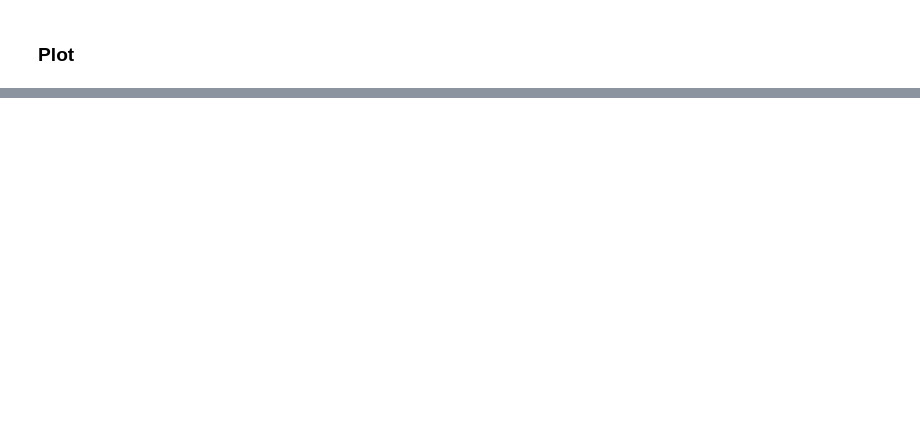
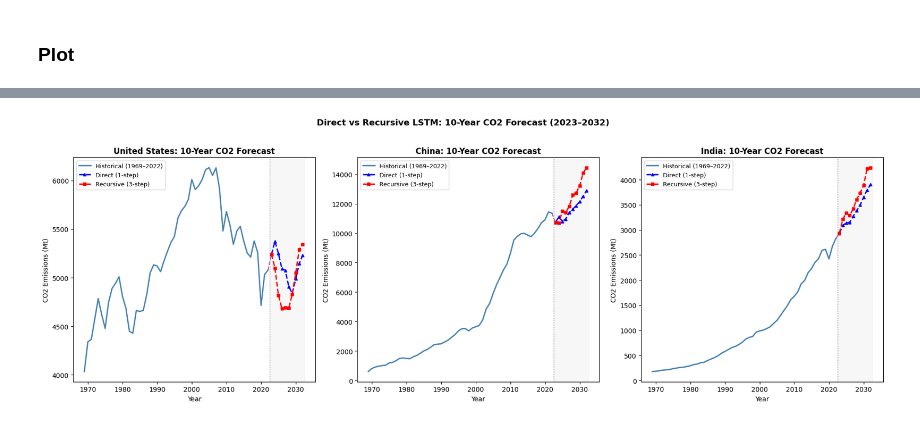
Before and after one commit to pinglainstitute/energy-gdp-emissions, a Jupyter notebook: code/05_01_Recursive.ipynb, the cells around one changed output, grey strips where cells are left out. Cells and saved outputs as stored; diff of their text form; code cells hidden in the pictures; blank space fills up the shorter version.

```diff
--- a/code/05_01_Recursive.ipynb
+++ b/code/05_01_Recursive.ipynb
@@ -596,0 +652,4 @@ India:
+# %%
+# Include test years (2014-2022) in training
+all_full_pct_data, country_full_info = prepare_full_data(g20_lag_1969_df, ALL_FEATURES, TARGET_VARIABLES)
+full_scaler = fit_full_scaler(all_full_pct_data, ALL_FEATURES)
@@ -596,0 +704,2 @@ India:
+# %%
+full_lstm_model = retrain_on_full_data(all_full_pct_data, full_scaler)
@@ -596,0 +709,23 @@ India:
+# %%
+# 10-year forecast best direct model vs recursive
+def denorm_co2_chained(
+        predictions_co2_scaled: np.ndarray, last_known_co2: float, full_scaler: StandardScaler
+        ) -> np.ndarray:
+    """
+    Inverse-transform CO2 pct_change predictions into absolute values.
+    Chains each step off the previous predicted value rather than an actual.
+    """
+    predictions = []
+
+    for i in range(len(predictions_co2_scaled)):
+        prev_value = last_known_co2 if i == 0 else predictions[-1]
+
+        n_features: int = full_scaler.n_features_in_
+        tmp = np.zeros((1, n_features))
+        tmp[0, 0] = predictions_co2_scaled[i]
+        pct_change = full_scaler.inverse_transform(tmp)[0, 0]
+
+        co2_value = prev_value * (1 + pct_change / 100)
+        predictions.append(co2_value)
+
+    return np.array(predictions)
@@ -596,0 +851,9 @@ India:
+# %%
+# Both strategies
+direct_forecast_results = forecast_10yr_direct(
+    full_lstm_model, full_scaler, country_full_info
+)
+
+recursive_forecast_results = forecast_10yr_recursive(
+    full_lstm_model, full_scaler, country_full_info
+)
@@ -596,0 +957,4 @@ India:
+# %%
+plot_10yr_forecast(direct_forecast_results, recursive_forecast_results, g20_lag_1969_df)
+# %% [output]
+[figure, added]
```
Also changed, not shown: parts of 20 cells of this notebook.
